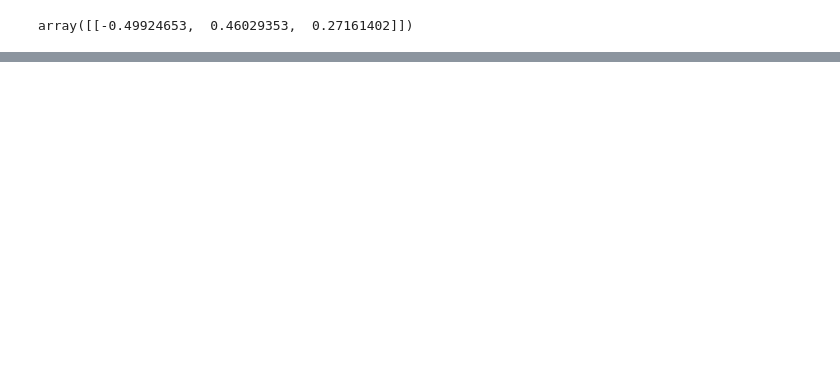
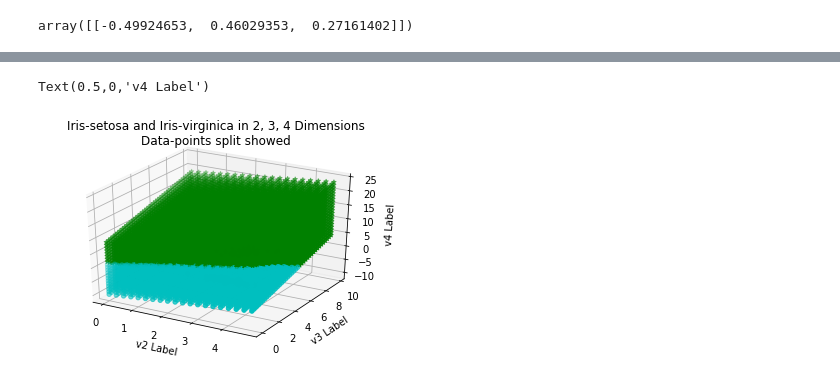
Before and after one commit to ggaarder7/yanhh0.github.io, a Jupyter notebook: svm-iris3d.ipynb, the cells around one changed output, grey strips where cells are left out. Drawn from its saved outputs; the diff is of its cells as text; code cells hidden in the pictures; blank space fills up the shorter version.

```diff
--- a/svm-iris3d.ipynb
+++ b/svm-iris3d.ipynb
@@ -199,0 +94,56 @@ Text(0.5,0,'v4 Label')
+# %%
+import pandas as pd
+from mpl_toolkits.mplot3d import Axes3D
+import matplotlib.pyplot as plt
+import numpy as np
+from sklearn.svm import LinearSVC
+IRIS_FILENAME = 'iris-dataset.csv'
+%matplotlib inline
+
+iris_dat = pd.read_csv(IRIS_FILENAME, names=['v1', 'v2', 'v3', 'v4', 'label'], index_col=False)
+types = iris_dat['label'].unique()
+iris_by_types = {t: iris_dat.loc[iris_dat['label'] == t] for t in types}
+iris_d234 = iris_dat.loc[:, ['v2', 'v3', 'v4', 'label']]
+iris_d234_bytypes = {t: iris_d234.loc[iris_d234['label'] == t] for t in iris_d234['label'].unique()}
+
+fig = plt.figure()
+ax = fig.add_subplot(111, projection='3d')
+dat = iris_d234_bytypes['Iris-setosa']
+ax.scatter(dat['v2'], dat['v3'], dat['v4'], label=dat['label'].unique()[0], c='r', marker='o')
+dat = iris_d234_bytypes['Iris-virginica']
+ax.scatter(dat['v2'], dat['v3'], dat['v4'], label=dat['label'].unique()[0], c='b', marker='*')
+
+dat = iris_d234_bytypes['Iris-setosa']
+dat = dat.append(iris_d234_bytypes['Iris-virginica'], ignore_index=True)
+X = dat.loc[:, ['v2', 'v3', 'v4']]
+Y = pd.DataFrame(dat['label'])
+
+clf = LinearSVC(random_state=0)
+clf.fit(X, np.array(Y.loc[:, 'label'].T))
+
+def expand(P):
+    v0 = [v[0] for v in P]
+    v1 = [v[1] for v in P]
+    v2 = [v[2] for v in P]
+    return v0, v1, v2
+
+for b in range(-10, 10):
+    V2 = np.arange(0, 5, 0.25)
+    V3 = np.arange(0, 10, 0.25)
+    V2, V3 = np.meshgrid(V2, V3)
+    V4 = V2 + V3 + b
+    P = list(zip(V2.flatten(), V3.flatten(), V4.flatten()))
+    pred = clf.predict(P)
+    s_samples = [P[i] for i in range(len(pred)) if pred[i] == 'Iris-setosa']
+    v_samples = [P[i] for i in range(len(pred)) if pred[i] == 'Iris-virginica']
+    ax.scatter(*expand(s_samples), label='negative', c='c', marker='o')
+    ax.scatter(*expand(v_samples), label='positive', c='g', marker='*')
+
+ax.set_title('Iris-setosa and Iris-virginica in 2, 3, 4 Dimensions' '\n'
+             'Data-points split showed')
+ax.set_xlabel('v2 Label')
+ax.set_ylabel('v3 Label')
+ax.set_zlabel('v4 Label')
+# %% [output]
+Text(0.5,0,'v4 Label')
+[figure, added]
```
Also changed, not shown: parts of 20 cells of this notebook, 2 other files.
